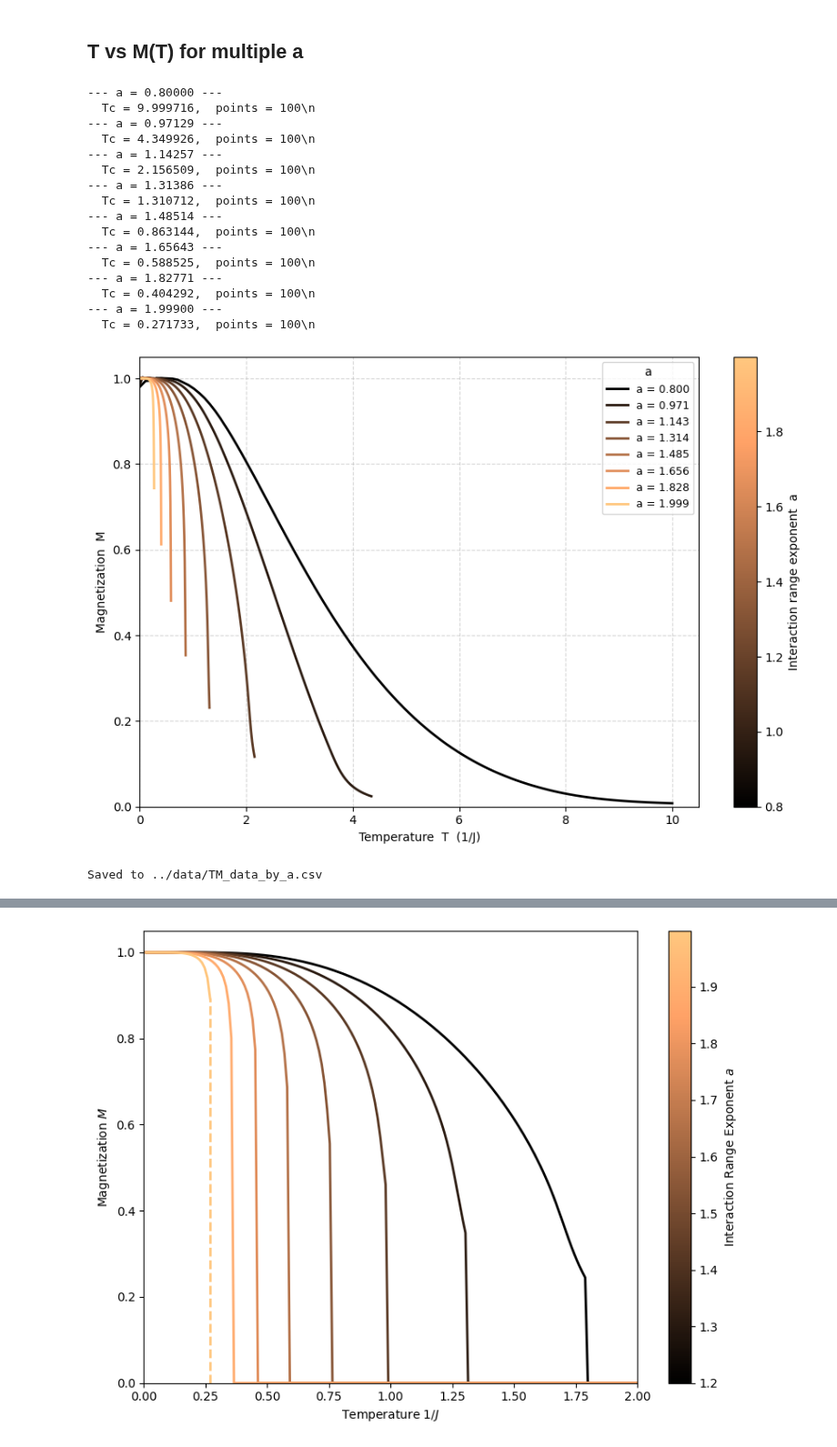
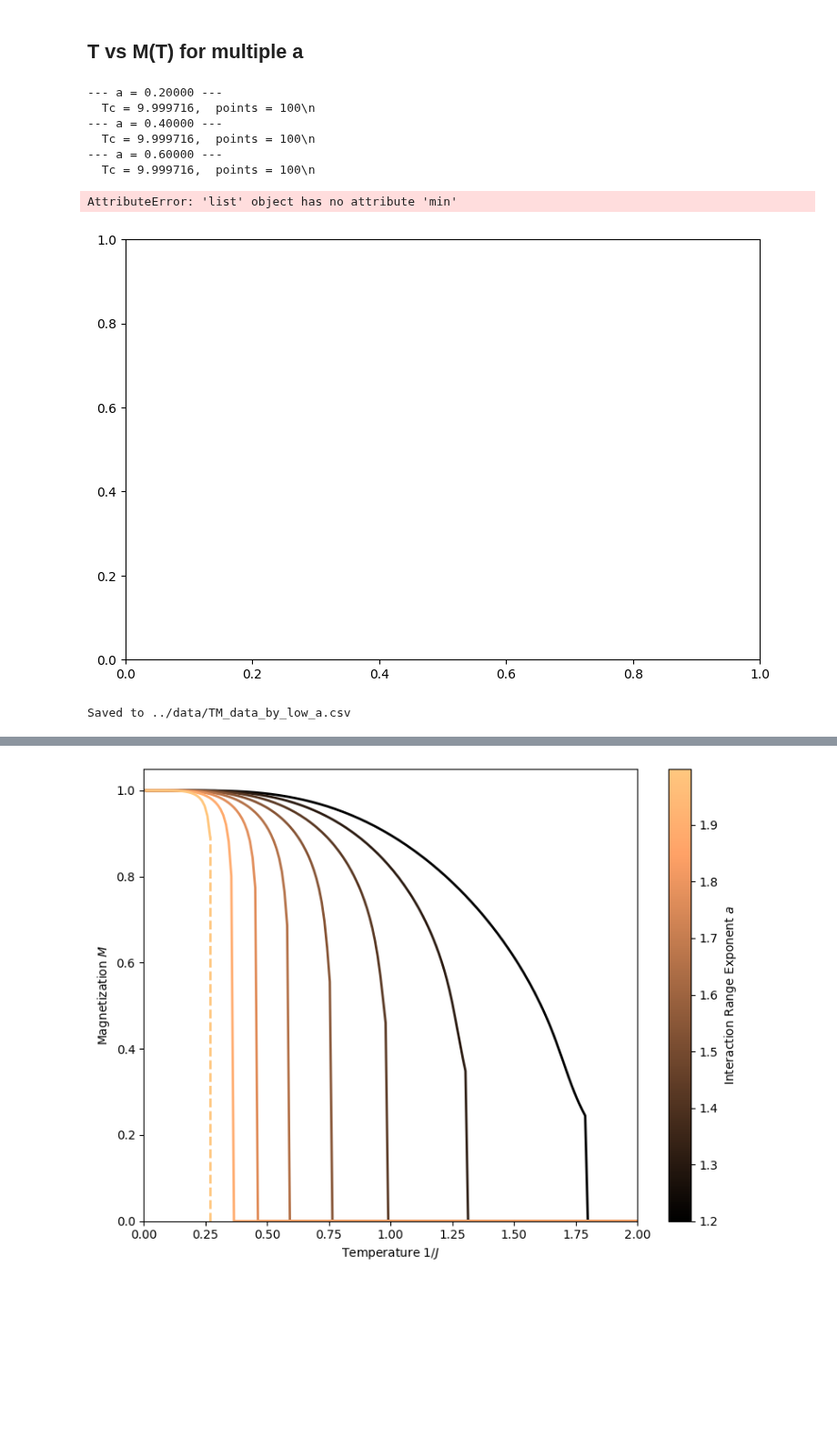
Before and after one commit to erbilcanartun/long-range-ising-chain, a Jupyter notebook: notebooks/magnetization_critical_exponents_numba.ipynb, the cells around one changed output, grey strips where cells are left out. Shown at 91% size. Cells and saved outputs as stored; diff of their text form; code cells hidden in the pictures; blank space fills up the shorter version.

```diff
--- a/notebooks/magnetization_critical_exponents_numba.ipynb
+++ b/notebooks/magnetization_critical_exponents_numba.ipynb
@@ -480,10 +480,10 @@ from matplotlib import cm
 # 1. Parameters
 # --------------------------------------------------------------
 step   = 10
-max_k  = 3**step          # 3^8 = 6561
+max_k  = 3**step
 eps    = 1e-5
 N      = 100               # points per curve (up to Tc)
-a_values = np.linspace(0.8, 1.999, 8)
+a_values = [0.2, 0.4, 0.6] #np.linspace(0.8, 1.999, 8)
 
 # --------------------------------------------------------------
 # 2. Containers
@@ -519,64 +519,55 @@ for i, a in enumerate(a_values):
 # --------------------------------------------------------------
 # 4. Plot everything
 # --------------------------------------------------------------
 fig, ax = plt.subplots(figsize=(9, 6))
 cmap = cm.copper
 norm = plt.Normalize(a_values.min(), a_values.max())
 
 for i, (a, tuples_a) in enumerate(zip(a_values, data_by_a)):
     T_arr = np.array([t[0] for t in tuples_a])
     M_arr = np.array([t[1] for t in tuples_a])
     ax.plot(T_arr, M_arr,
             label=f'a = {a:.3f}',
             color=cmap(norm(a)),
             linewidth=2)
 
 # colour-bar (shows the a-value)
 sm = plt.cm.ScalarMappable(cmap=cmap, norm=norm)
 fig.colorbar(sm, ax=ax, label='Interaction range exponent  a')
 
 ax.set_xlabel('Temperature  T  (1/J)')
 ax.set_ylabel('Magnetization  M')
 ax.set_xlim(0, None)
 ax.set_ylim(0, 1.05)
 ax.grid(True, ls='--', alpha=0.5)
 ax.legend(title='a', loc='upper right', fontsize=9)
 
 plt.tight_layout()
 plt.show()
 # %% [output]
---- a = 0.80000 ---
+--- a = 0.20000 ---
   Tc = 9.999716,  points = 100\n
---- a = 0.97129 ---
-  Tc = 4.349926,  points = 100\n
---- a = 1.14257 ---
-  Tc = 2.156509,  points = 100\n
---- a = 1.31386 ---
-  Tc = 1.310712,  points = 100\n
---- a = 1.48514 ---
-  Tc = 0.863144,  points = 100\n
---- a = 1.65643 ---
-  Tc = 0.588525,  points = 100\n
---- a = 1.82771 ---
-  Tc = 0.404292,  points = 100\n
---- a = 1.99900 ---
-  Tc = 0.271733,  points = 100\n
+--- a = 0.40000 ---
+  Tc = 9.999716,  points = 100\n
+--- a = 0.60000 ---
+  Tc = 9.999716,  points = 100\n
+AttributeError: 'list' object has no attribute 'min'
-[figure, old version]
+[figure, new version]
 # %%
 import csv
 
-csv_filename = '../data/TM_data_by_a.csv'
+csv_filename = '../data/TM_data_by_all_a.csv'
 
 with open(csv_filename, 'w', newline='', encoding='utf-8') as f:
     writer = csv.writer(f)
     writer.writerow(['# a_index', 'a_value', 'Tc', 'T', 'M'])
     for i, (a, Tc, tuples_a) in enumerate(zip(a_values, Tc_values, data_by_a)):
         for T, M in tuples_a:
-            writer.writerow([i, a, Tc, T, M])
+            writer.writerow([i+8, a, Tc, T, M])
 
 print(f"Saved to {csv_filename}")
 # %% [output]
-Saved to ../data/TM_data_by_a.csv
+Saved to ../data/TM_data_by_low_a.csv
 # %%
 import csv
 import numpy as np
```
Also changed, not shown: parts of 1 cell of this notebook, 1 other file.
